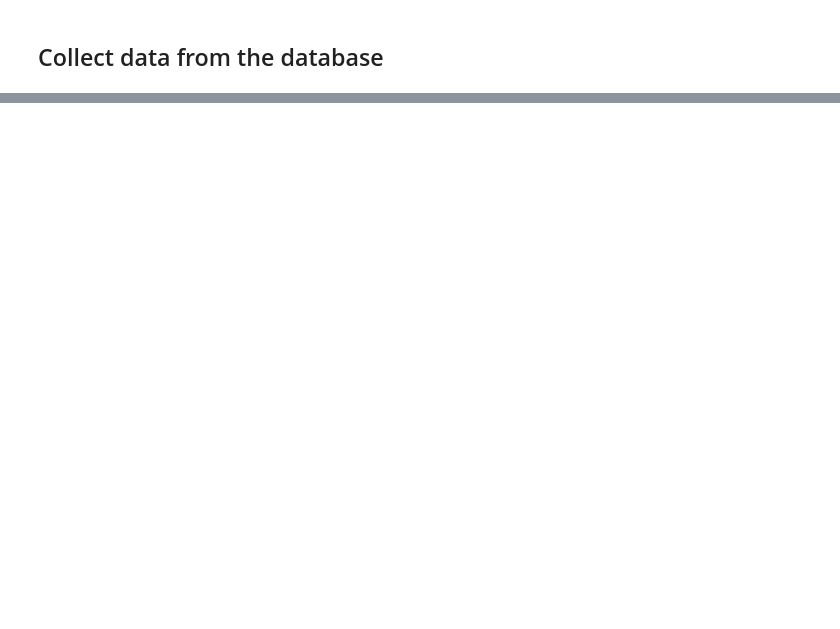
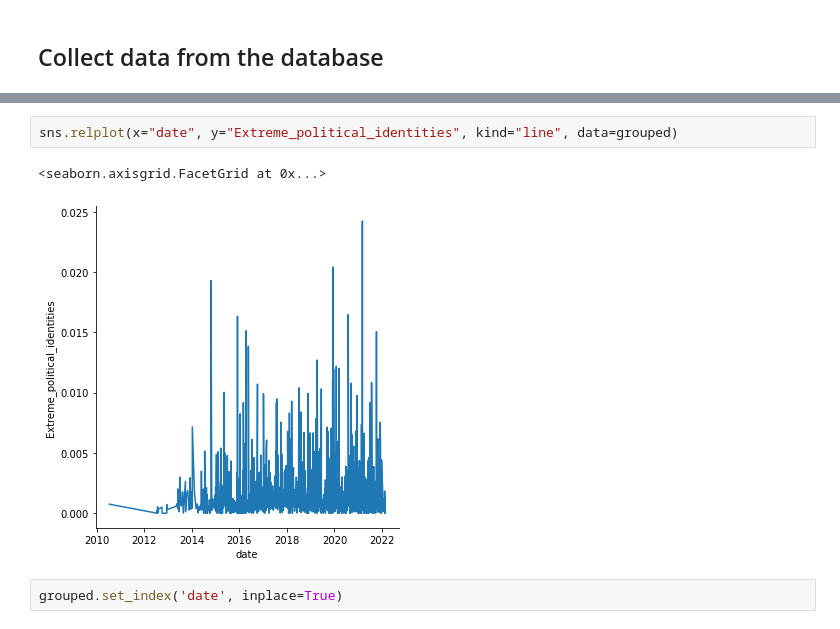
Before and after one commit to jarikstam/rmss_thesis, a Jupyter notebook: 4c_exploring_topics.ipynb, the cells around one changed output, grey strips where cells are left out. Drawn from its saved outputs; the diff is of its cells as text; blank space fills up the shorter version.

```diff
--- a/4c_exploring_topics.ipynb
+++ b/4c_exploring_topics.ipynb
@@ -116,0 +191,7 @@ grouped.sort_values('Pol_identity', ascending=False).head(10)
+# %%
+sns.relplot(x="date", y="Extreme_political_identities", kind="line", data=grouped)
+# %% [output]
+<seaborn.axisgrid.FacetGrid at 0x...>
+[figure, added]
+# %%
+grouped.set_index('date', inplace=True)
```
Also changed, not shown: parts of 33 cells of this notebook, 5 other files.
